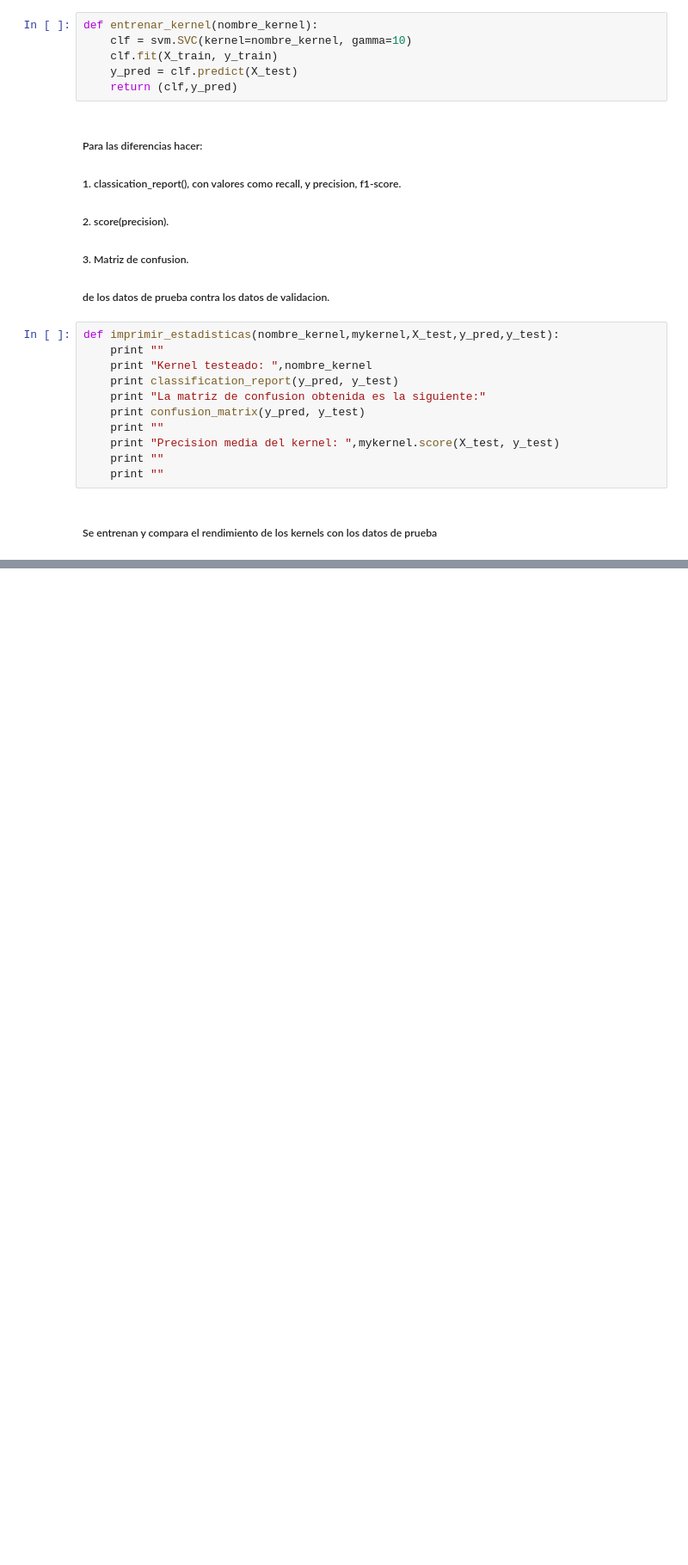
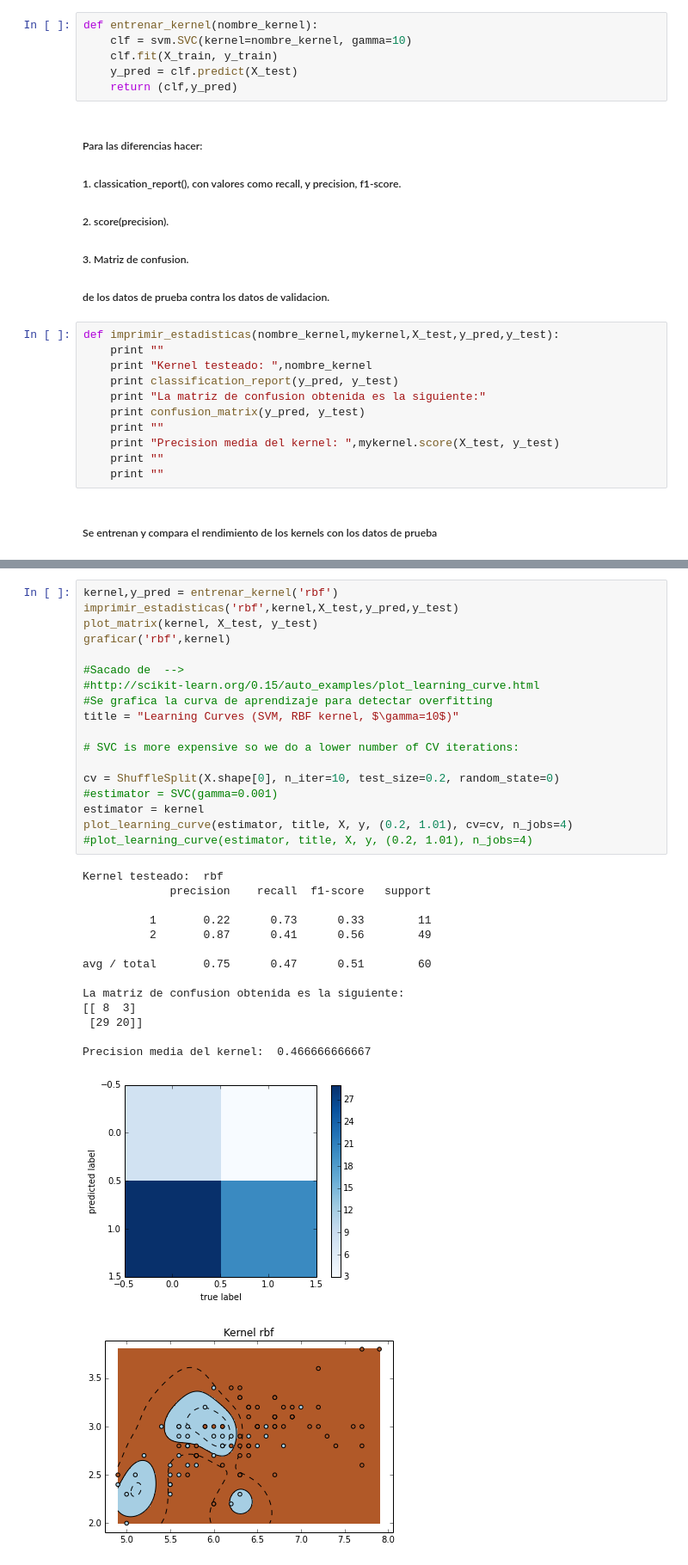
Before and after one commit to rhuincalef/dss_2016, a Jupyter notebook: TP5/Punto1.4.2.ipynb, the cells around one changed output, grey strips where cells are left out. Shown at 86% size. Saved outputs shown, nothing was run; the diff lists cells and outputs as text; blank space fills up the shorter version.

```diff
--- a/TP5/Punto1.4.2.ipynb
+++ b/TP5/Punto1.4.2.ipynb
@@ -184,0 +232,34 @@ Precision media del kernel:  0.675
+# %%
+kernel,y_pred = entrenar_kernel('rbf')
+imprimir_estadisticas('rbf',kernel,X_test,y_pred,y_test)
+plot_matrix(kernel, X_test, y_test)
+graficar('rbf',kernel)
+
+#Sacado de  -->
+#http://scikit-learn.org/0.15/auto_examples/plot_learning_curve.html
+#Se grafica la curva de aprendizaje para detectar overfitting
+title = "Learning Curves (SVM, RBF kernel, $\gamma=10$)"
+
+# SVC is more expensive so we do a lower number of CV iterations:
+
+cv = ShuffleSplit(X.shape[0], n_iter=10, test_size=0.2, random_state=0)
+#estimator = SVC(gamma=0.001)
+estimator = kernel
+plot_learning_curve(estimator, title, X, y, (0.2, 1.01), cv=cv, n_jobs=4)
+#plot_learning_curve(estimator, title, X, y, (0.2, 1.01), n_jobs=4)
+# %% [output]
+Kernel testeado:  rbf
+             precision    recall  f1-score   support
+
+          1       0.22      0.73      0.33        11
+          2       0.87      0.41      0.56        49
+
+avg / total       0.75      0.47      0.51        60
+
+La matriz de confusion obtenida es la siguiente:
+[[ 8  3]
+ [29 20]]
+
+Precision media del kernel:  0.466666666667
+[figure, added]
+[figure, added]
```
Also changed, not shown: parts of 13 cells of this notebook.
